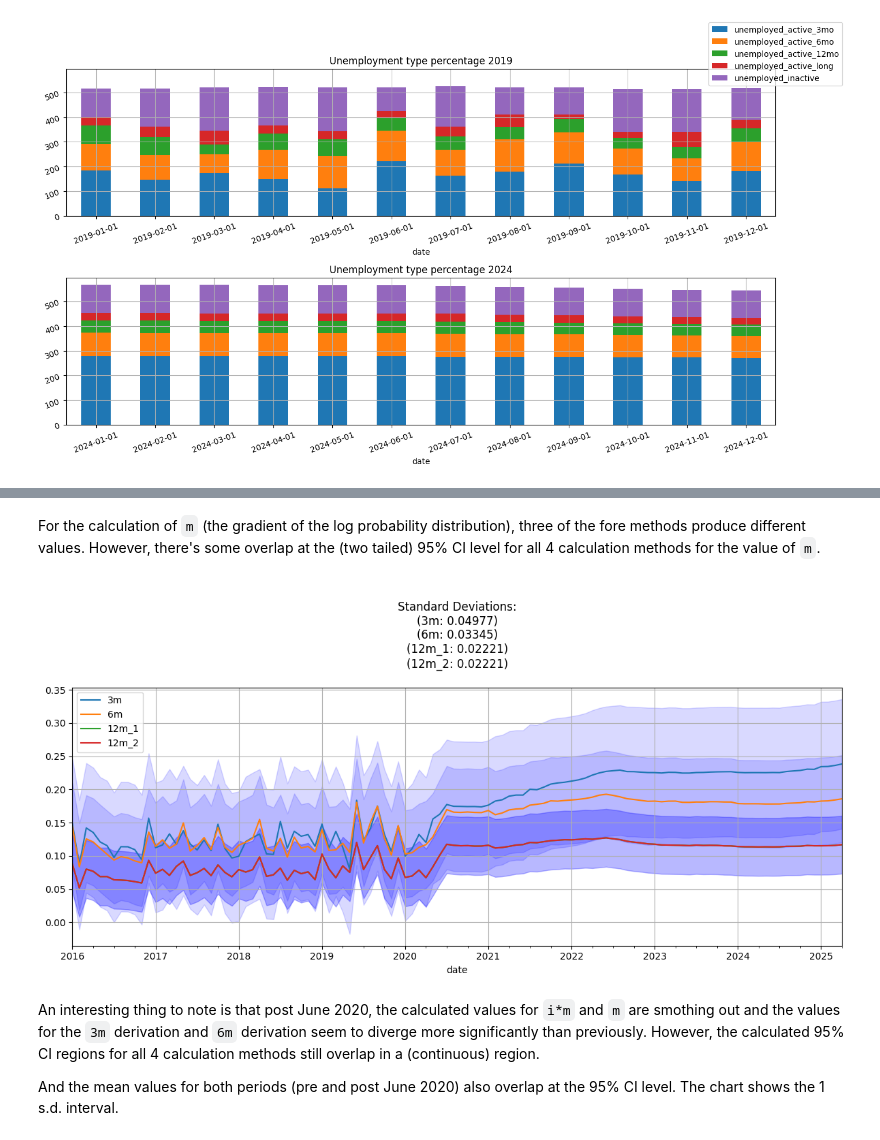
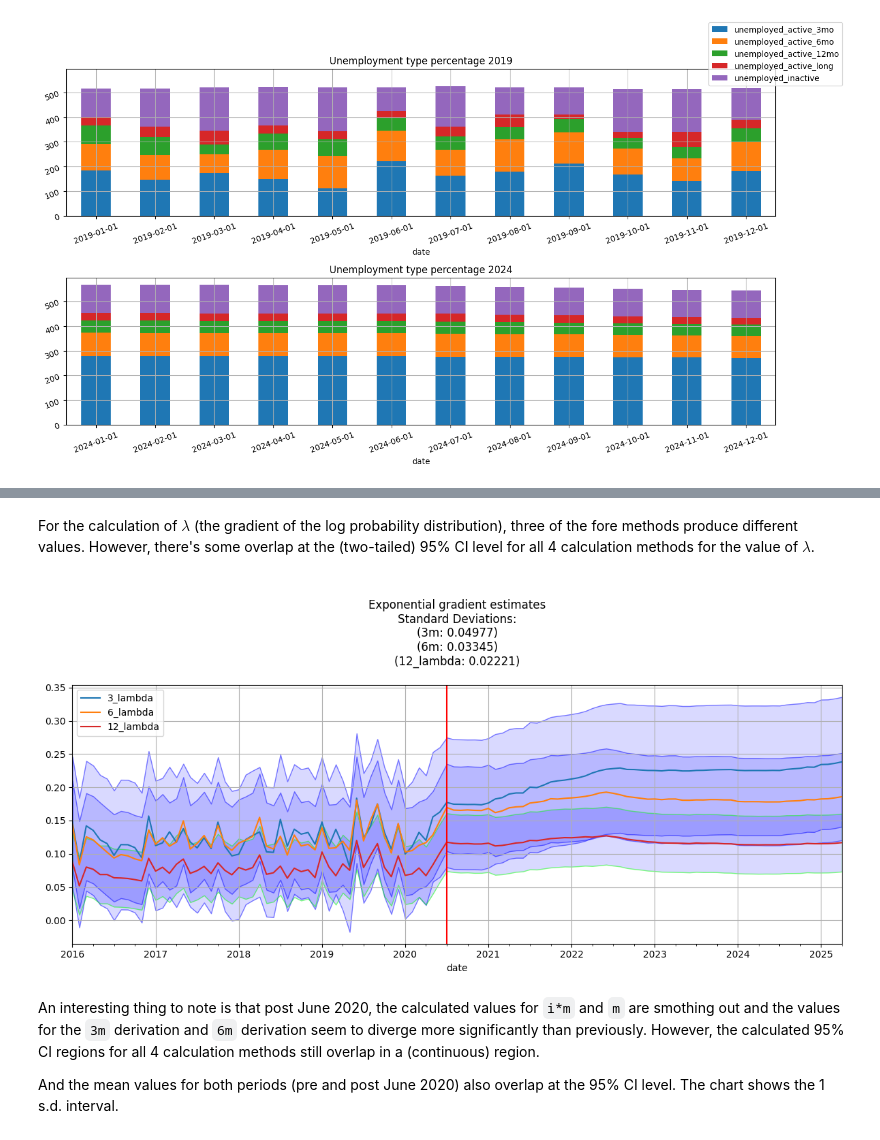
Before and after one commit to AbdulHafiiz/malaysia-economy-tracker, a Jupyter notebook: visualisations/economy.ipynb, the cells around one changed output, grey strips where cells are left out. Saved outputs shown, nothing was run; the diff lists cells and outputs as text; code cells hidden in the pictures.

```diff
--- a/visualisations/economy.ipynb
+++ b/visualisations/economy.ipynb
@@ -179,11 +306,11 @@ stat_df = pd.DataFrame(
     data={
         'date': unemployment_df['date'],
         '1': unemployment_df['unemployed'] / unemployment_df['unemployed'],
-        'im1': -np.log(
+        'alpha_lambda_1': -np.log(
             1
             - (unemployment_df['unemployed_active'] / unemployment_df['unemployed'])
         ),
-        'im2': -np.log(
+        'alpha_lambda_2': -np.log(
             1
             - (
                 (unemployment_df['unemployed_active_3mo'] / unemployment_df['unemployed'])
@@ -192,30 +319,26 @@ stat_df = pd.DataFrame(
                 + (unemployment_df['unemployed_active_long'] / unemployment_df['unemployed'])
             )
         ),
-        'im3': -np.log(unemployment_df['unemployed_inactive'] / unemployment_df['unemployed']),
-        '3m': -np.log(
+        'alpha_lambda_3': -np.log(unemployment_df['unemployed_inactive'] / unemployment_df['unemployed']),
+        '3_lambda': -np.log(
             1
             - (unemployment_df['unemployed_active_3mo'] / unemployment_df['unemployed'])
         ) / 3,
-        '6m': -np.log(
+        '6_lambda': -np.log(
             1
             - (
                 (unemployment_df['unemployed_active_3mo'] / unemployment_df['unemployed'])
                 + (unemployment_df['unemployed_active_6mo'] / unemployment_df['unemployed'])
             )
         ) / 6,
-        '12m_1': -np.log(
+        '12_lambda': -np.log(
             1
             - (
                 (unemployment_df['unemployed_active_3mo'] / unemployment_df['unemployed'])
                 + (unemployment_df['unemployed_active_6mo'] / unemployment_df['unemployed'])
                 + (unemployment_df['unemployed_active_12mo'] / unemployment_df['unemployed'])
             )
-        ) / 12,
-        '12m_2': -np.log(
-            (unemployment_df['unemployed_active_long'] / unemployment_df['unemployed'])
-            + (unemployment_df['unemployed_inactive'] / unemployment_df['unemployed'])
-        ) / 12,
+        ) / 12
     }
 )
 
@@ -307,52 +407,49 @@ plt.tight_layout()
 # %% [markdown]
-For the calculation of `m` (the gradient of the log probability distribution), three of the fore methods produce different values. However, there's some overlap at the (two tailed) 95% CI level for all 4 calculation methods for the value of `m`.
+For the calculation of $\lambda$ (the gradient of the log probability distribution), three of the fore methods produce different values. However, there's some overlap at the (two-tailed) 95% CI level for all 4 calculation methods for the value of $\lambda$.
 # %%
 fig, ax = plt.subplots(1, 1, figsize=(12, 6), sharex=True, sharey=True)
-stat_plot_data_df.plot(x='date', y='3m', ax=ax, grid=True)
+stat_plot_data_df.plot(x='date', y='3_lambda', ax=ax, grid=True, color='tab:blue')
 ax.fill_between(
     date_x,
-    stat_plot_data_df['3m'] + 1.96 * stat_plot_stat_df.loc['std', '3m'],
-    stat_plot_data_df['3m'] - 1.96 * stat_plot_stat_df.loc['std', '3m'],
-    color='blue',
-    alpha=0.15,
+    stat_plot_data_df['3_lambda'] + 1.96 * stat_plot_stat_df.loc['std', '3_lambda'],
+    stat_plot_data_df['3_lambda'] - 1.96 * stat_plot_stat_df.loc['std', '3_lambda'],
+    facecolor=(0, 0, 1, 0.15),
+    edgecolors=(0, 0, 1, 0.5),
+    linewidth=1
+
 )
 
-stat_plot_data_df.plot(x='date', y='6m', ax=ax, grid=True)
+stat_plot_data_df.plot(x='date', y='6_lambda', ax=ax, grid=True, color='tab:orange')
 ax.fill_between(
     date_x,
-    stat_plot_data_df['6m'] + 1.96 * stat_plot_stat_df.loc['std', '6m'],
-    stat_plot_data_df['6m'] - 1.96 * stat_plot_stat_df.loc['std', '6m'],
-    color='blue',
-    alpha=0.15,
+    stat_plot_data_df['6_lambda'] + 1.96 * stat_plot_stat_df.loc['std', '6_lambda'],
+    stat_plot_data_df['6_lambda'] - 1.96 * stat_plot_stat_df.loc['std', '6_lambda'],
+    facecolor=(0, 0, 1, 0.15),
+    edgecolors=(0, 0, 1, 0.5),
+    linewidth=1
 )
 
-stat_plot_data_df.plot(x='date', y='12m_1', ax=ax, grid=True)
+stat_plot_data_df.plot(x='date', y='12_lambda', ax=ax, grid=True, color='tab:red')
 ax.fill_between(
     date_x,
-    stat_plot_data_df['12m_1'] + 1.96 * stat_plot_stat_df.loc['std', '12m_1'],
-    stat_plot_data_df['12m_1'] - 1.96 * stat_plot_stat_df.loc['std', '12m_1'],
-    color='blue',
-    alpha=0.15,
+    stat_plot_data_df['12_lambda'] + 1.96 * stat_plot_stat_df.loc['std', '12_lambda'],
+    stat_plot_data_df['12_lambda'] - 1.96 * stat_plot_stat_df.loc['std', '12_lambda'],
+    facecolor=(0, 0, 1, 0.15),
+    edgecolors=(0, 1, 0, 0.5),
+    linewidth=1
 )
 
-stat_plot_data_df.plot(x='date', y='12m_2', ax=ax, grid=True)
-ax.fill_between(
-    date_x,
-    stat_plot_data_df['12m_2'] + 1.96 * stat_plot_stat_df.loc['std', '12m_2'],
-    stat_plot_data_df['12m_2'] - 1.96 * stat_plot_stat_df.loc['std', '12m_2'],
-    color='blue',
-    alpha=0.15,
-)
+plt.axvline(pd.to_datetime('2020-07-01'), color='red')
 ax.set_title(f"""
+Exponential gradient estimates
 Standard Deviations:
-(3m: {stat_plot_stat_df.loc['std', '3m']:.5f})
-(6m: {stat_plot_stat_df.loc['std', '6m']:.5f})
-(12m_1: {stat_plot_stat_df.loc['std', '12m_1']:.5f})
-(12m_2: {stat_plot_stat_df.loc['std', '12m_2']:.5f})
+(3m: {stat_plot_stat_df.loc['std', '3_lambda']:.5f})
+(6m: {stat_plot_stat_df.loc['std', '6_lambda']:.5f})
+(12_lambda: {stat_plot_stat_df.loc['std', '12_lambda']:.5f})
 """)
 plt.tight_layout()
 # %% [output]
-[figure, old version]
+[figure, new version]
 # %% [markdown]
 An interesting thing to note is that post June 2020, the calculated values for `i*m` and `m` are smothing out and the values for the `3m` derivation and `6m` derivation seem to diverge more significantly than previously. However, the calculated 95% CI regions for all 4 calculation methods still overlap in a (continuous) region.
 
```
Also changed, not shown: parts of 22 cells of this notebook.
